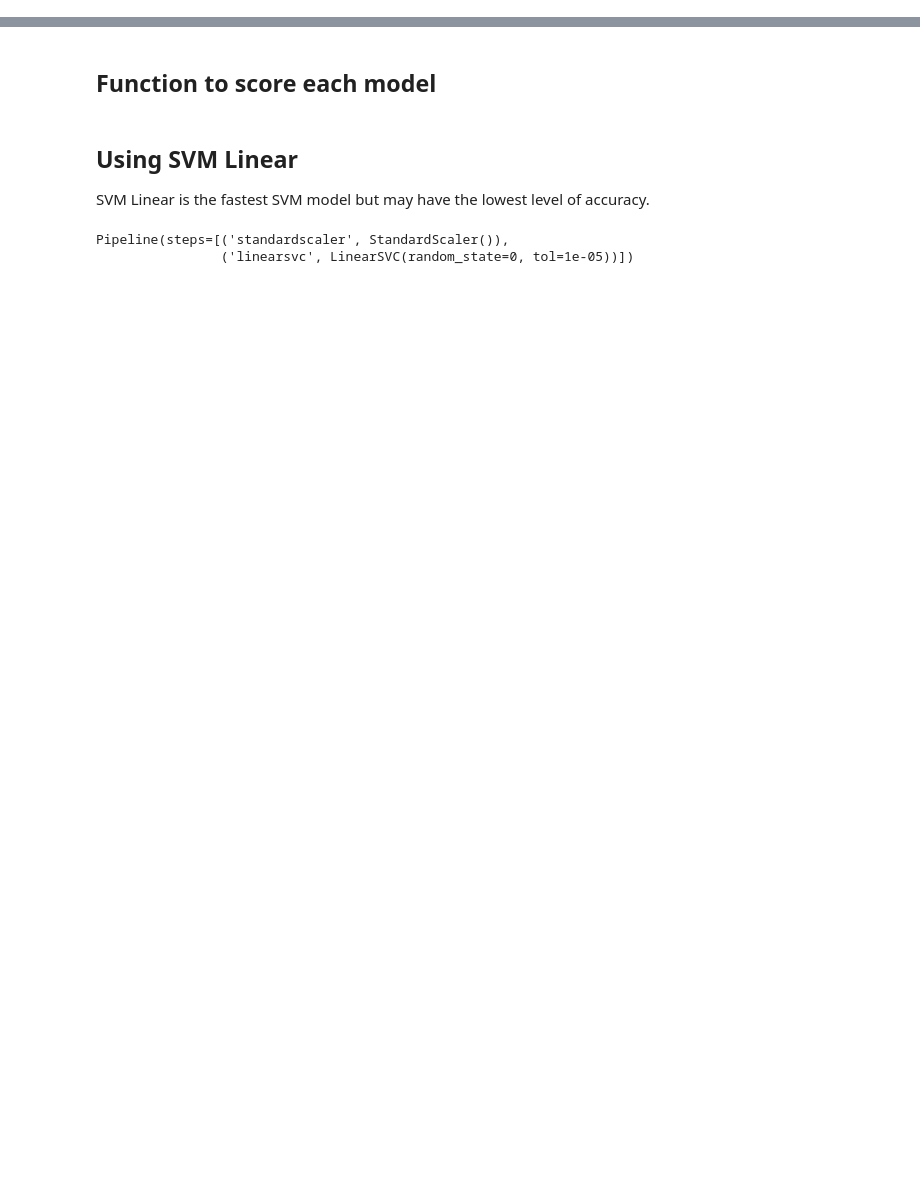
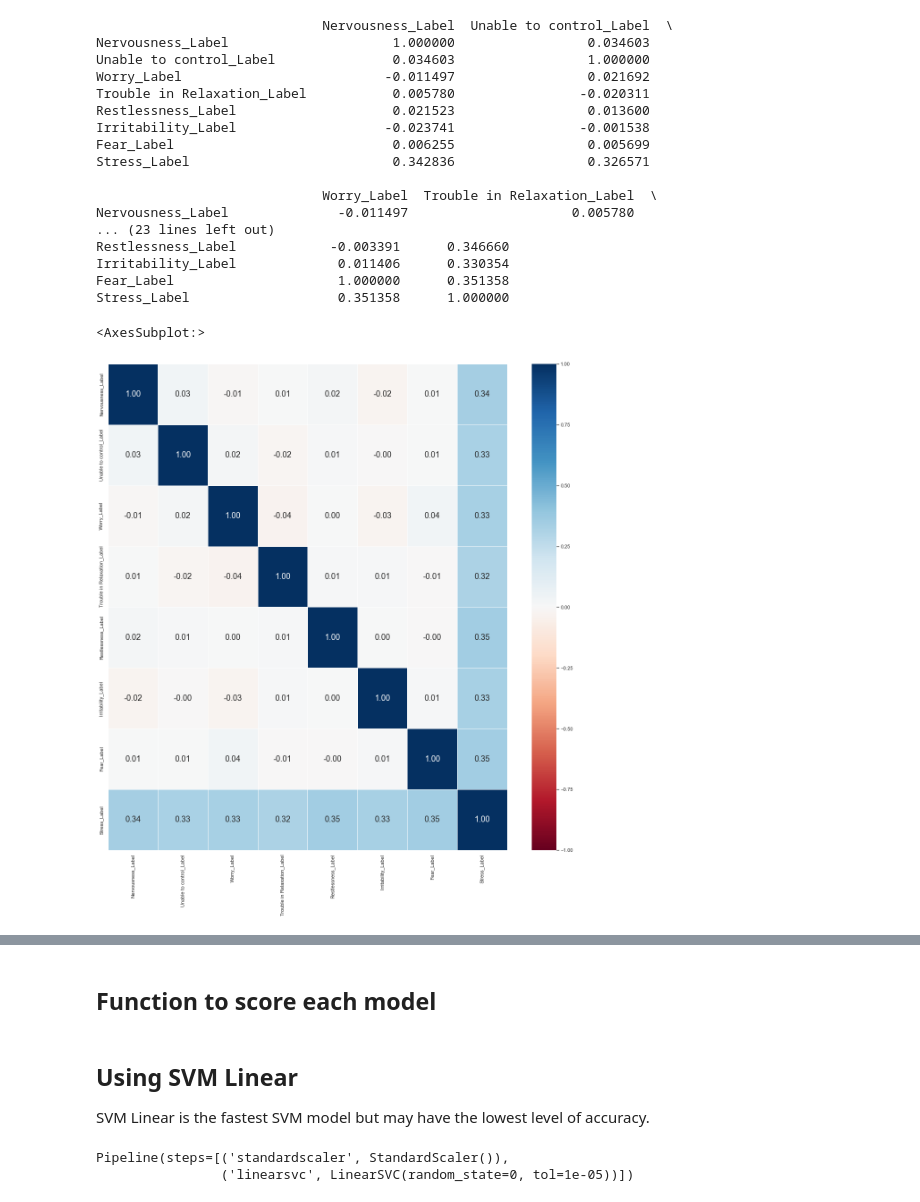
Before and after one commit to TsienJin/SC1015-Project, a Jupyter notebook: ML/Classification.ipynb, the cells around one changed output, grey strips where cells are left out. Saved outputs shown, nothing was run; the diff lists cells and outputs as text; code cells hidden in the pictures; blank space fills up the shorter version.

Commit message:
Put in correlation between variables

```diff
--- a/ML/Classification.ipynb
+++ b/ML/Classification.ipynb
@@ -52 +52,29 @@ dataTest
 3277 rows × 8 columns
+# %%
+# Correlation Matrix
+print(dataTest.corr())
+
+# Heatmap of the Correlation Matrix
+f = plt.figure(figsize=(20, 20))
+sns.heatmap(dataTest.corr(), vmin = -1, vmax = 1, linewidths = 1,
+           annot = True, fmt = ".2f", annot_kws = {"size": 18}, cmap = "RdBu")
+# %% [output]
+                             Nervousness_Label  Unable to control_Label  \
+Nervousness_Label                     1.000000                 0.034603
+Unable to control_Label               0.034603                 1.000000
+Worry_Label                          -0.011497                 0.021692
+Trouble in Relaxation_Label           0.005780                -0.020311
+Restlessness_Label                    0.021523                 0.013600
+Irritability_Label                   -0.023741                -0.001538
+Fear_Label                            0.006255                 0.005699
+Stress_Label                          0.342836                 0.326571
+
+                             Worry_Label  Trouble in Relaxation_Label  \
+Nervousness_Label              -0.011497                     0.005780
+... (23 lines left out)
+Restlessness_Label            -0.003391      0.346660
+Irritability_Label             0.011406      0.330354
+Fear_Label                     1.000000      0.351358
+Stress_Label                   0.351358      1.000000
+<AxesSubplot:>
+[figure, added]
```
Also changed, not shown: parts of 6 cells of this notebook, 1 other file.
